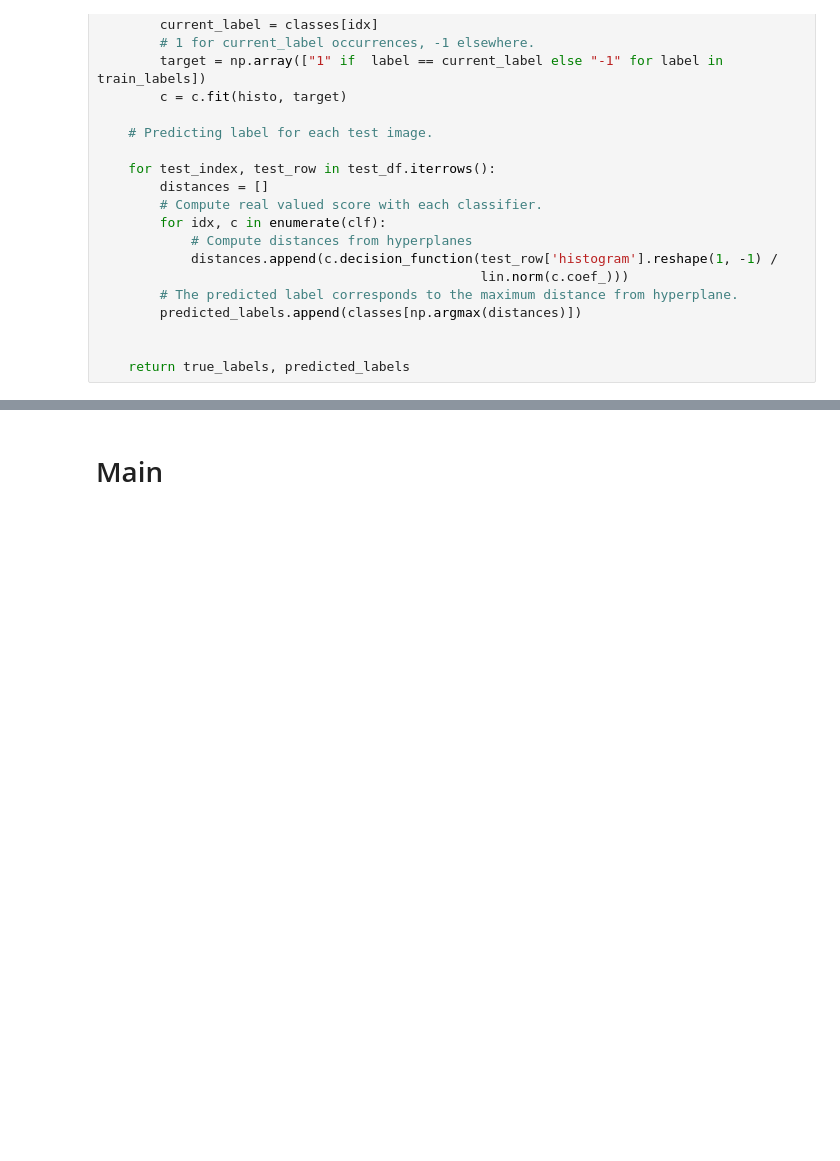
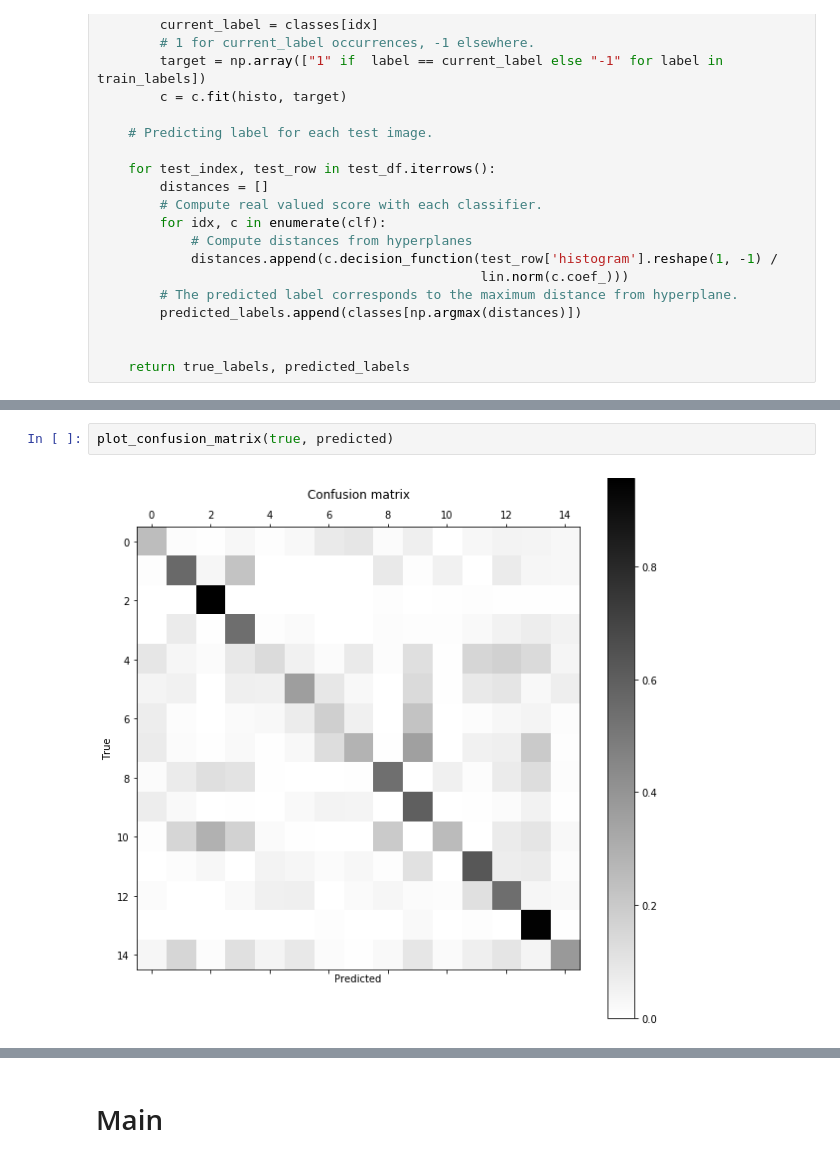
Before and after one commit to pindri/CVPR_exam, a Jupyter notebook: main.ipynb, the cells around one changed output, grey strips where cells are left out. Saved outputs shown, nothing was run; the diff lists cells and outputs as text; blank space fills up the shorter version.

```diff
--- a/main.ipynb
+++ b/main.ipynb
@@ -196,0 +302,4 @@ def linear_SVM_classifier(train_df, test_df):
+# %%
+plot_confusion_matrix(true, predicted)
+# %% [output]
+[figure, added]
```
Also changed, not shown: parts of 44 cells of this notebook.
